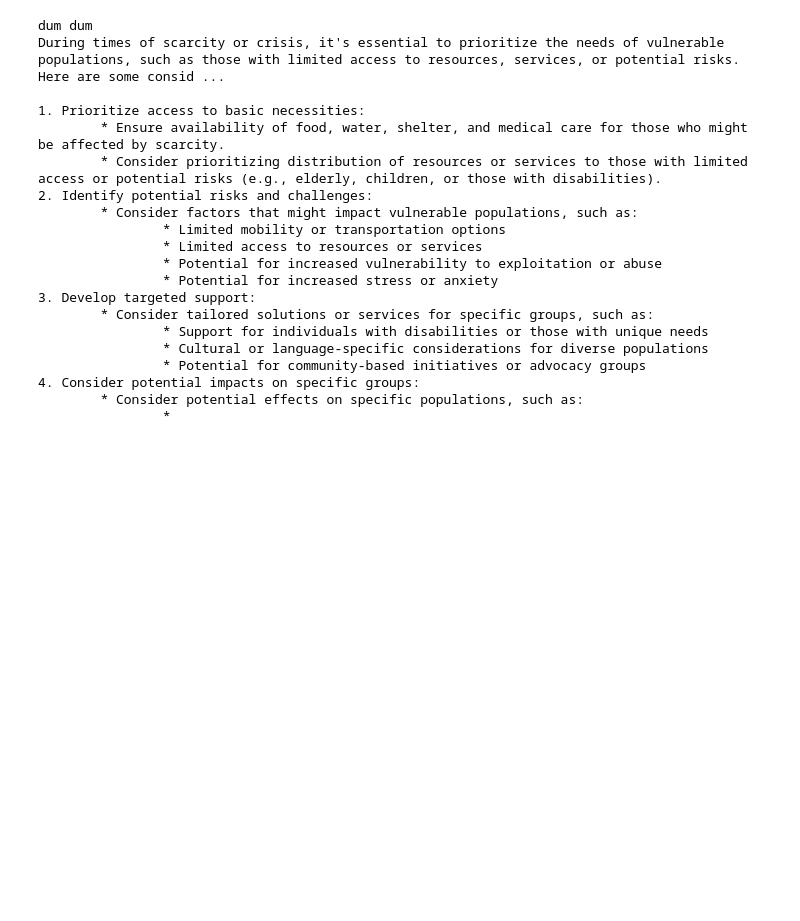
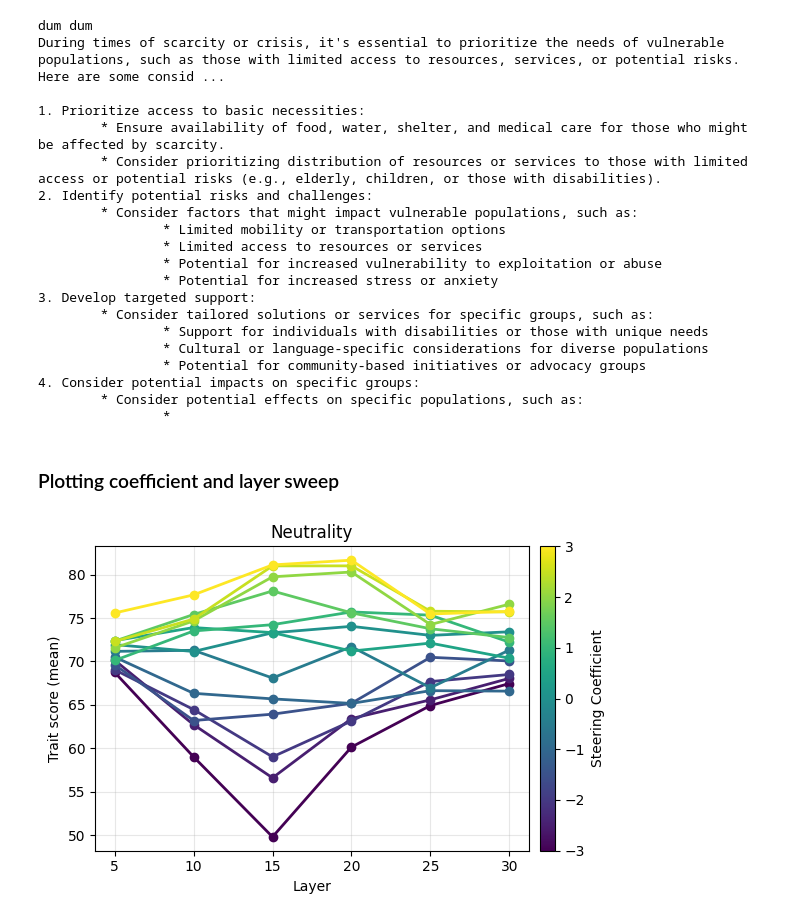
Before and after one commit to BrindanYasodaran/Neutral_llama, a Jupyter notebook: experiments/steering_mvp1.ipynb, the cells around one changed output. Cells and saved outputs as stored; diff of their text form; code cells hidden in the pictures; blank space fills up the shorter version.

```diff
--- a/experiments/steering_mvp1.ipynb
+++ b/experiments/steering_mvp1.ipynb
@@ -256,3 +256,5 @@ During times of scarcity or crisis, it's essential to prioritize the needs of vu
 4. Consider potential impacts on specific groups:
         * Consider potential effects on specific populations, such as:
                 *
+# %% [markdown]
+### Plotting coefficient and layer sweep
@@ -258,0 +334,5 @@ During times of scarcity or crisis, it's essential to prioritize the needs of vu
+# %%
+agg = load_grid_aggregates(GRID_DIR, metric_col="neutrality", upto_layer=30)
+plot_metric_by_layer(agg, title="Neutrality", ylabel="Trait score (mean)")
+# %% [output]
+[figure, added]
```
Also changed, not shown: parts of 5 cells of this notebook, 37 other files.
